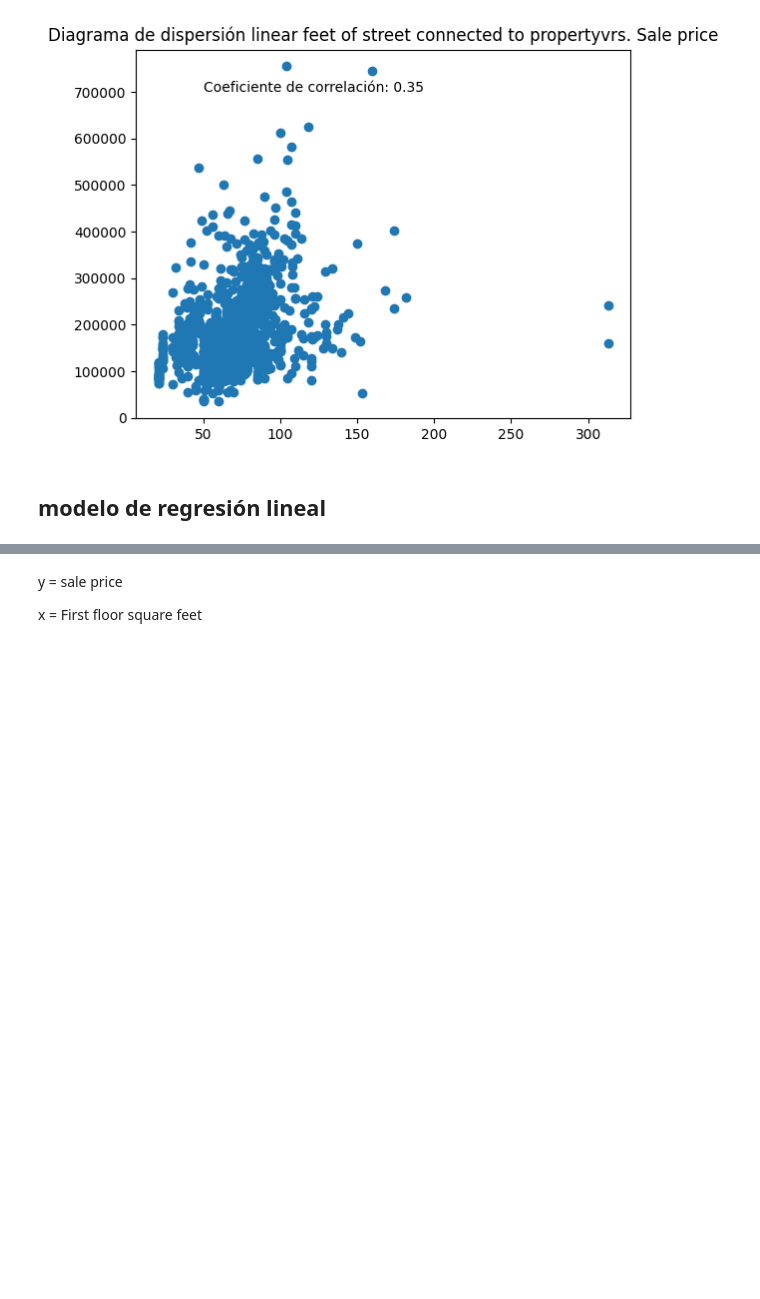
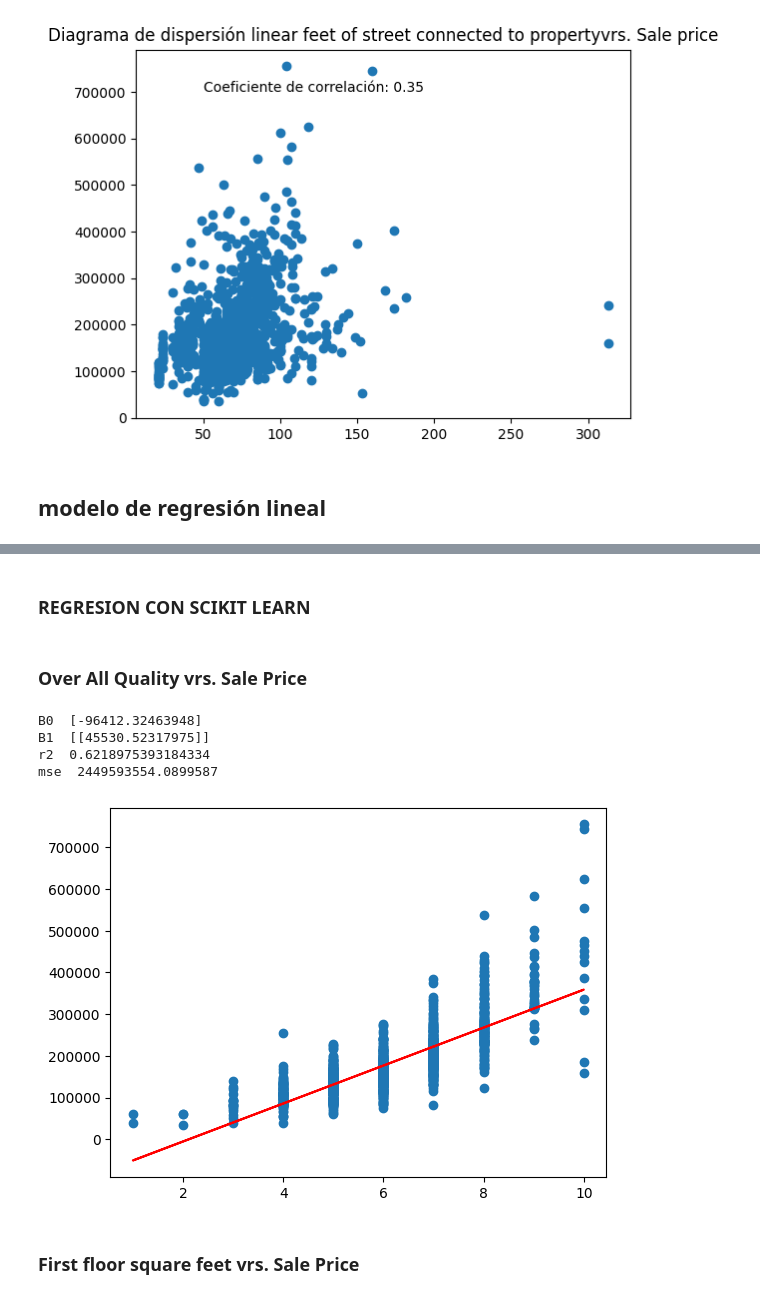
Before and after one commit to angchamo/proyecto, a Jupyter notebook: proyecto1.ipynb, the cells around one changed output, grey strips where cells are left out. Cells and saved outputs as stored; diff of their text form; code cells hidden in the pictures; blank space fills up the shorter version.

```diff
--- a/proyecto1.ipynb
+++ b/proyecto1.ipynb
@@ -394,4 +338,32 @@ Iteración: 90, Error: 1329200150.863809
+# %% [markdown]
+### REGRESION CON SCIKIT LEARN
+# %% [markdown]
+### Over All Quality vrs. Sale Price
+# %%
+regresion = linear_model.LinearRegression()
+
+x = data_training[:,1].reshape(-1,1)
+y = data_training[:,0].reshape(-1,1)
+
+modelo = regresion.fit(x,y)
+y_pred = regresion.predict(x)
+
+r2 = r2_score(y, y_pred)
+mse = mean_squared_error(y, y_pred)
+
+print("B0 ", modelo.intercept_)
+print("B1 ", modelo.coef_)
+print('r2 ', r2)
+print('mse ', mse)
+
+plt.scatter(x,y)
+plt.plot(x,y_pred, color = 'red')
+plt.show()
+# %% [output]
+B0  [-96412.32463948]
+B1  [[45530.52317975]]
+r2  0.6218975393184334
+mse  2449593554.0899587
+[figure, added]
 # %% [markdown]
-y = sale price
-
-x = First floor square feet
+### First floor square feet vrs. Sale Price
```
Also changed, not shown: parts of 20 cells of this notebook.
